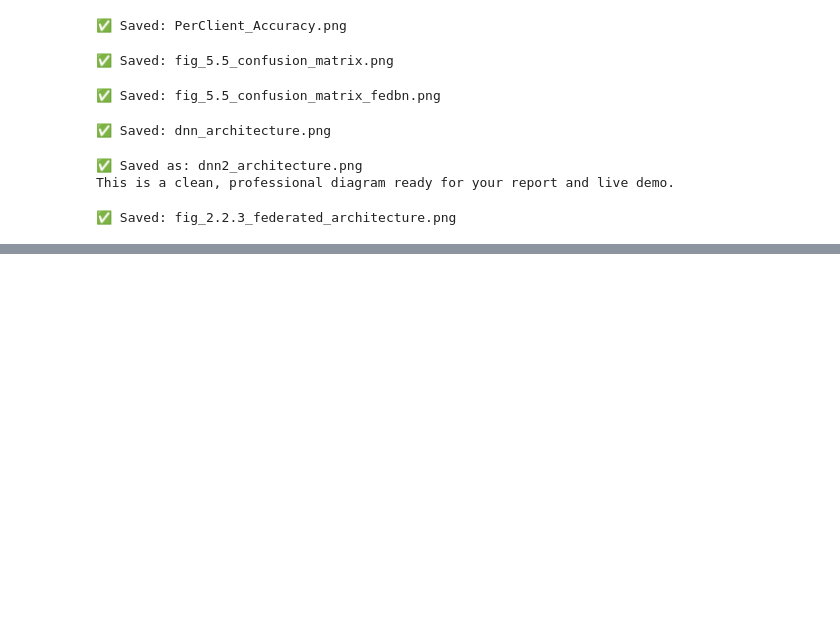
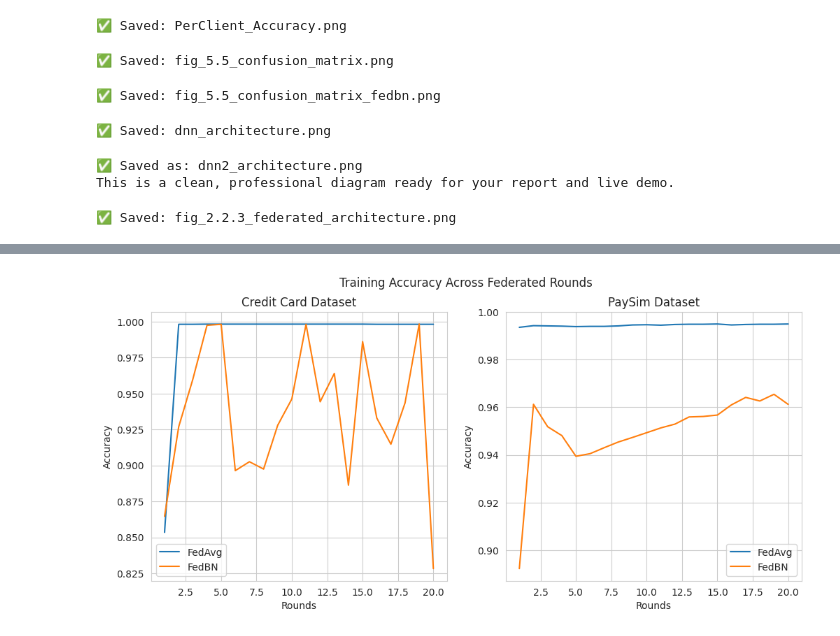
Before and after one commit to ThisumiWijesinghe/Fraud-Detection-with-Federated-Learning, a Jupyter notebook: Visualization_code.ipynb, the cells around one changed output, grey strips where cells are left out. Saved outputs shown, nothing was run; the diff lists cells and outputs as text; code cells hidden in the pictures; blank space fills up the shorter version.

Commit message:
Visualization creates for Chapter 4,2,5,6

```diff
--- a/Visualization_code.ipynb
+++ b/Visualization_code.ipynb
@@ -1012,0 +1189,44 @@ print("✅ Saved: fig_2.2.3_federated_architecture.png")
+# %%
+import matplotlib.pyplot as plt
+
+rounds = list(range(1, 21))
+
+# --- CREDIT CARD ---
+cc_fedavg_acc = [0.8535,0.9982,0.9982,0.9983,0.9983,0.9983,0.9983,0.9983,0.9983,0.9983,
+                 0.9983,0.9983,0.9983,0.9983,0.9983,0.9982,0.9982,0.9982,0.9982,0.9982]
+
+cc_fedbn_acc = [0.8646,0.9269,0.9600,0.9975,0.9982,0.8964,0.9026,0.8975,0.9280,0.9463,
+                0.9982,0.9443,0.9640,0.8863,0.9861,0.9330,0.9148,0.9435,0.9984,0.8283]
+
+# --- PAYSIM ---
+ps_fedavg_acc = [0.9935,0.9942,0.9941,0.9940,0.9938,0.9939,0.9939,0.9941,0.9945,0.9946,
+                 0.9944,0.9947,0.9948,0.9948,0.9949,0.9945,0.9947,0.9948,0.9948,0.9949]
+
+ps_fedbn_acc = [0.8923,0.9612,0.9518,0.9481,0.9394,0.9405,0.9430,0.9454,0.9473,0.9493,
+                0.9513,0.9529,0.9559,0.9561,0.9567,0.9610,0.9641,0.9626,0.9654,0.9612]
+
+plt.figure(figsize=(12,5))
+
+# Credit Card
+plt.subplot(1,2,1)
+plt.plot(rounds, cc_fedavg_acc, label='FedAvg')
+plt.plot(rounds, cc_fedbn_acc, label='FedBN')
+plt.title("Credit Card Dataset")
+plt.xlabel("Rounds")
+plt.ylabel("Accuracy")
+plt.legend()
+
+# PaySim
+plt.subplot(1,2,2)
+plt.plot(rounds, ps_fedavg_acc, label='FedAvg')
+plt.plot(rounds, ps_fedbn_acc, label='FedBN')
+plt.title("PaySim Dataset")
+plt.xlabel("Rounds")
+plt.ylabel("Accuracy")
+plt.legend()
+
+plt.suptitle("Training Accuracy Across Federated Rounds")
+plt.savefig("figure_4_1_training.png", dpi=300, bbox_inches='tight')
+plt.show()
+# %% [output]
+[figure, added]
```
Also changed, not shown: parts of 10 cells of this notebook.
